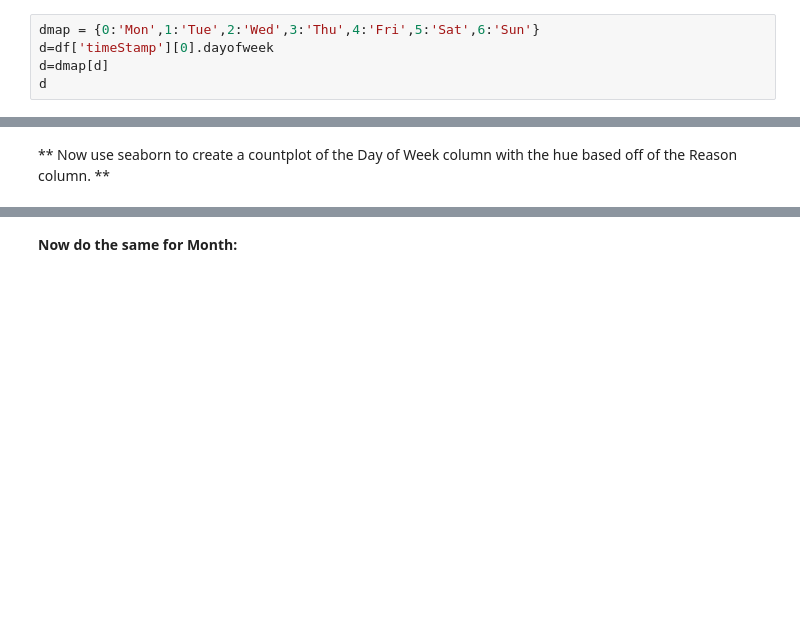
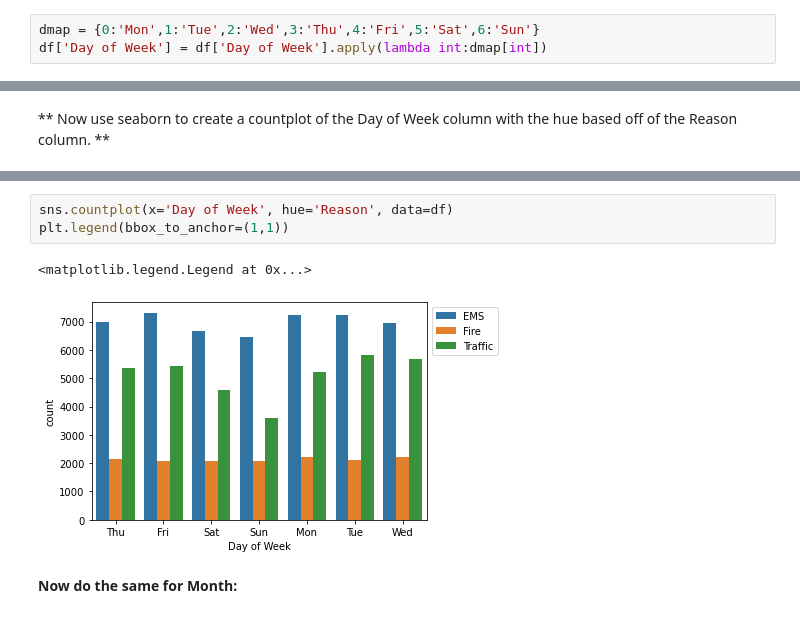
Before and after one commit to Eternatus29/python-project, a Jupyter notebook: Project_Questions_of_911_Calls_Data_Capstone_Project.ipynb, the cells around one changed output, grey strips where cells are left out. Cells and saved outputs as stored; diff of their text form; blank space fills up the shorter version.

```diff
--- a/Project_Questions_of_911_Calls_Data_Capstone_Project.ipynb
+++ b/Project_Questions_of_911_Calls_Data_Capstone_Project.ipynb
@@ -163,6 +163,4 @@ df.sample()
     dmap = {0:'Mon',1:'Tue',2:'Wed',3:'Thu',4:'Fri',5:'Sat',6:'Sun'}
 # %%
 dmap = {0:'Mon',1:'Tue',2:'Wed',3:'Thu',4:'Fri',5:'Sat',6:'Sun'}
-d=df['timeStamp'][0].dayofweek
-d=dmap[d]
-d
+df['Day of Week'] = df['Day of Week'].apply(lambda int:dmap[int])
@@ -200,2 +169,8 @@ d
+# %%
+sns.countplot(x='Day of Week', hue='Reason', data=df)
+plt.legend(bbox_to_anchor=(1,1))
+# %% [output]
+<matplotlib.legend.Legend at 0x...>
+[figure, added]
 # %% [markdown]
 **Now do the same for Month:**
```
Also changed, not shown: parts of 33 cells of this notebook.
